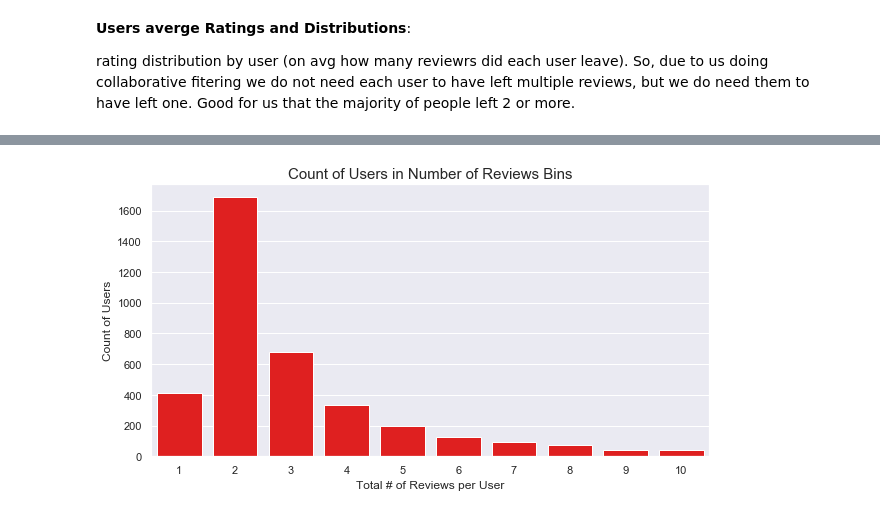
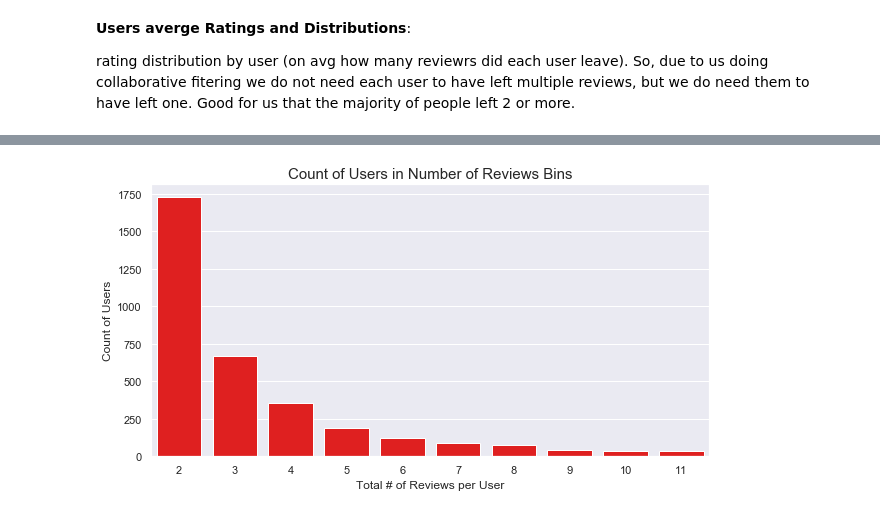
Before and after one commit to elenasm7/NYC_fitness_recommender, a Jupyter notebook: exploratory_data_analysis.ipynb, the cells around one changed output, grey strips where cells are left out. Saved outputs shown, nothing was run; the diff lists cells and outputs as text; code cells hidden in the pictures.

```diff
--- a/exploratory_data_analysis.ipynb
+++ b/exploratory_data_analysis.ipynb
@@ -157,2 +95,5 @@ reviews_filtered_df[reviews_filtered_df['rev_company_name']=='Las Vegas Athletic
+# %%
+start_reviews_df['in_NYC'] = start_reviews_df.company_loc.apply(lambda x: in_nyc(x))
+reviews_filtered_df_new = start_reviews_df[start_reviews_df.in_NYC == 1].drop(['in_NYC'],axis=1).reset_index(drop=True)
 # %% [markdown]
 So, above we can see that there are multiple studios/gyms outside nyc and others that have closed or moved. However, becuse we are doing Item-Item we will keep these for now to help with our users ratings. One thing to consider is that we will not use these if we include location in one of our models. Further, when we give recommendations these will be dropped.
@@ -173,2 +113,4 @@ shape after: (15722, 7)
+# %%
+users_filter = reviews_filtered_df_new.groupby('userUrl').filter(lambda x: len(x) > 1)
 # %% [markdown]
 __Numer of reviews for each business:__
@@ -218,10 +218,9 @@ rating distribution by user (on avg how many reviewrs did each user leave). So,
 # %%
 plt.figure(figsize=(10,5))
-data = reviews_filtered_df.groupby('userUrl').count().rev_company_name.value_counts()[:10]
+data = users_filter.groupby('userUrl').count().rev_company_name.value_counts()[:10]
 ax = sns.barplot(x=data.index, y=data.values,color='red')
 plt.title('Count of Users in Number of Reviews Bins',fontsize=15)
 plt.xlabel('Total # of Reviews per User')
 plt.ylabel('Count of Users');
-# plt.setp(ax.get_xticklabels()[:17], rotation=90);
 # %% [output]
-[figure, old version]
+[figure, new version]
```
Also changed, not shown: parts of 39 cells of this notebook, 7 other files.
